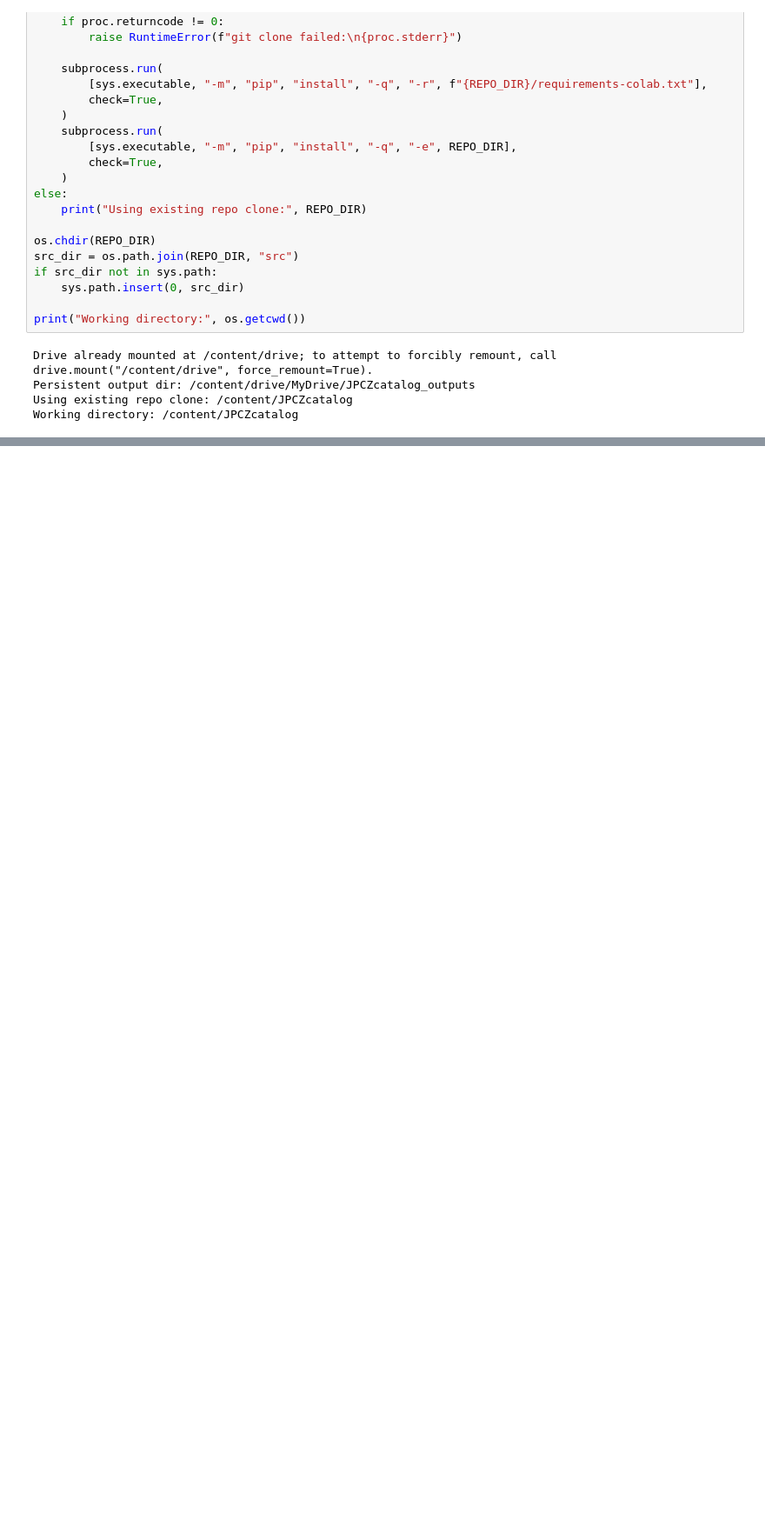
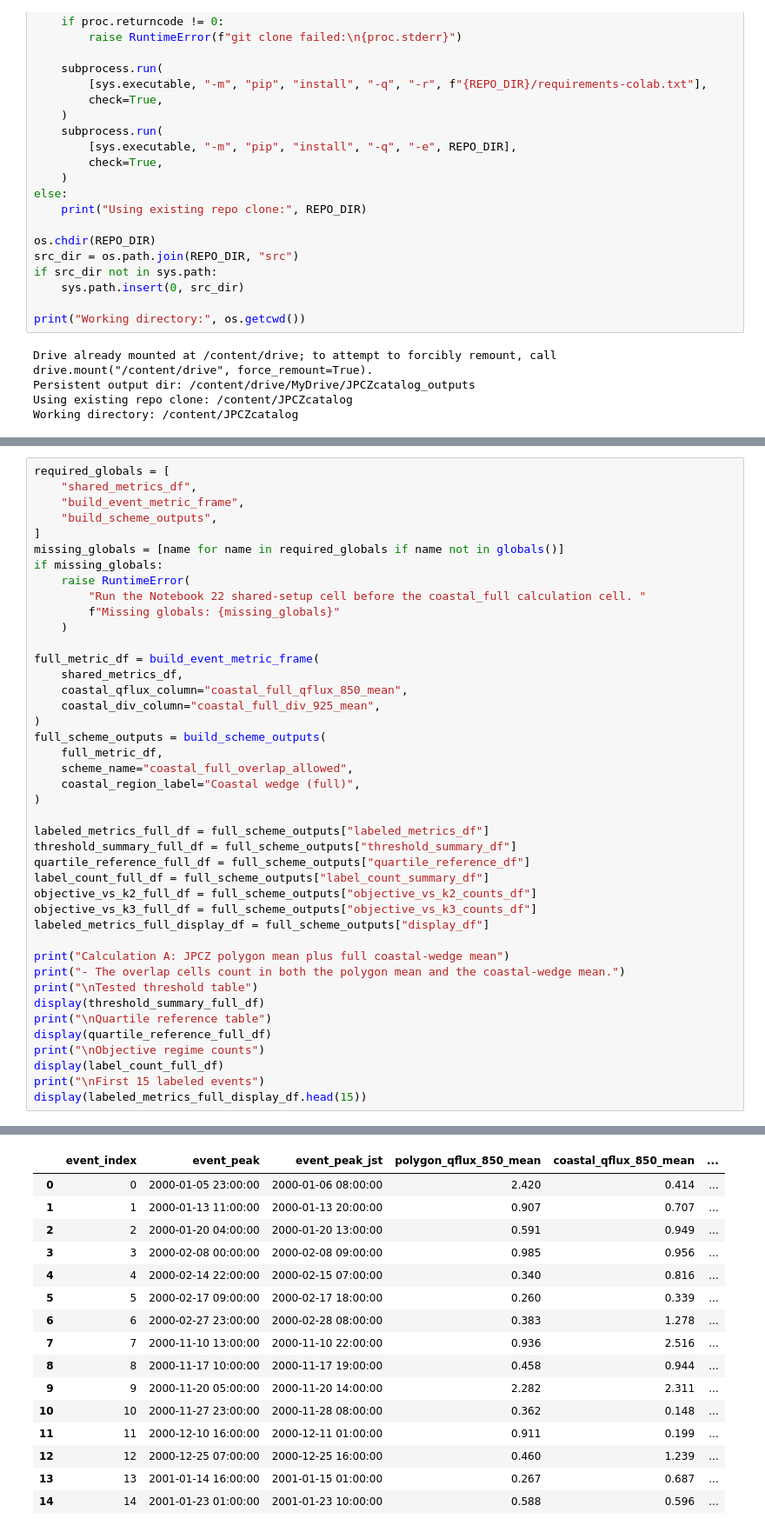
Before and after one commit to angelicasophyaramirez-blip/JPCZcatalogcolab, a Jupyter notebook: notebook16-pcolormesh/notebooks/22_objective_coastal_box_metrics_and_labels.ipynb, the cells around one changed output, grey strips where cells are left out. Shown at 87% size. Cells and saved outputs as stored; diff of their text form; blank space fills up the shorter version.

```diff
--- a/notebook16-pcolormesh/notebooks/22_objective_coastal_box_metrics_and_labels.ipynb
+++ b/notebook16-pcolormesh/notebooks/22_objective_coastal_box_metrics_and_labels.ipynb
@@ -827,0 +816,43 @@ Saved Notebook 22 region-definition plot
+# %%
+required_globals = [
+    "shared_metrics_df",
+    "build_event_metric_frame",
+    "build_scheme_outputs",
+]
+missing_globals = [name for name in required_globals if name not in globals()]
+if missing_globals:
+    raise RuntimeError(
+        "Run the Notebook 22 shared-setup cell before the coastal_full calculation cell. "
+        f"Missing globals: {missing_globals}"
+    )
+
+full_metric_df = build_event_metric_frame(
+    shared_metrics_df,
+    coastal_qflux_column="coastal_full_qflux_850_mean",
+    coastal_div_column="coastal_full_div_925_mean",
+)
+full_scheme_outputs = build_scheme_outputs(
+    full_metric_df,
+    scheme_name="coastal_full_overlap_allowed",
+    coastal_region_label="Coastal wedge (full)",
+)
+
+labeled_metrics_full_df = full_scheme_outputs["labeled_metrics_df"]
+threshold_summary_full_df = full_scheme_outputs["threshold_summary_df"]
+quartile_reference_full_df = full_scheme_outputs["quartile_reference_df"]
+label_count_full_df = full_scheme_outputs["label_count_summary_df"]
+objective_vs_k2_full_df = full_scheme_outputs["objective_vs_k2_counts_df"]
+objective_vs_k3_full_df = full_scheme_outputs["objective_vs_k3_counts_df"]
+labeled_metrics_full_display_df = full_scheme_outputs["display_df"]
+
+print("Calculation A: JPCZ polygon mean plus full coastal-wedge mean")
+print("- The overlap cells count in both the polygon mean and the coastal-wedge mean.")
+print("\nTested threshold table")
+display(threshold_summary_full_df)
+print("\nQuartile reference table")
+display(quartile_reference_full_df)
+print("\nObjective regime counts")
+display(label_count_full_df)
+print("\nFirst 15 labeled events")
+display(labeled_metrics_full_display_df.head(15))
+# %% [output]
@@ -827,0 +880,16 @@ Saved Notebook 22 region-definition plot
+|  | event_index | event_peak | event_peak_jst | polygon_qflux_850_mean | coastal_qflux_850_mean | ... |
+| 0 | 0 | 2000-01-05 23:00:00 | 2000-01-06 08:00:00 | 2.420 | 0.414 | ... |
+| 1 | 1 | 2000-01-13 11:00:00 | 2000-01-13 20:00:00 | 0.907 | 0.707 | ... |
+| 2 | 2 | 2000-01-20 04:00:00 | 2000-01-20 13:00:00 | 0.591 | 0.949 | ... |
+| 3 | 3 | 2000-02-08 00:00:00 | 2000-02-08 09:00:00 | 0.985 | 0.956 | ... |
+| 4 | 4 | 2000-02-14 22:00:00 | 2000-02-15 07:00:00 | 0.340 | 0.816 | ... |
+| 5 | 5 | 2000-02-17 09:00:00 | 2000-02-17 18:00:00 | 0.260 | 0.339 | ... |
+| 6 | 6 | 2000-02-27 23:00:00 | 2000-02-28 08:00:00 | 0.383 | 1.278 | ... |
+| 7 | 7 | 2000-11-10 13:00:00 | 2000-11-10 22:00:00 | 0.936 | 2.516 | ... |
+| 8 | 8 | 2000-11-17 10:00:00 | 2000-11-17 19:00:00 | 0.458 | 0.944 | ... |
+| 9 | 9 | 2000-11-20 05:00:00 | 2000-11-20 14:00:00 | 2.282 | 2.311 | ... |
+| 10 | 10 | 2000-11-27 23:00:00 | 2000-11-28 08:00:00 | 0.362 | 0.148 | ... |
+| 11 | 11 | 2000-12-10 16:00:00 | 2000-12-11 01:00:00 | 0.911 | 0.199 | ... |
+| 12 | 12 | 2000-12-25 07:00:00 | 2000-12-25 16:00:00 | 0.460 | 1.239 | ... |
+| 13 | 13 | 2001-01-14 16:00:00 | 2001-01-15 01:00:00 | 0.267 | 0.687 | ... |
+| 14 | 14 | 2001-01-23 01:00:00 | 2001-01-23 10:00:00 | 0.588 | 0.596 | ... |
```
Also changed, not shown: parts of 10 cells of this notebook.
